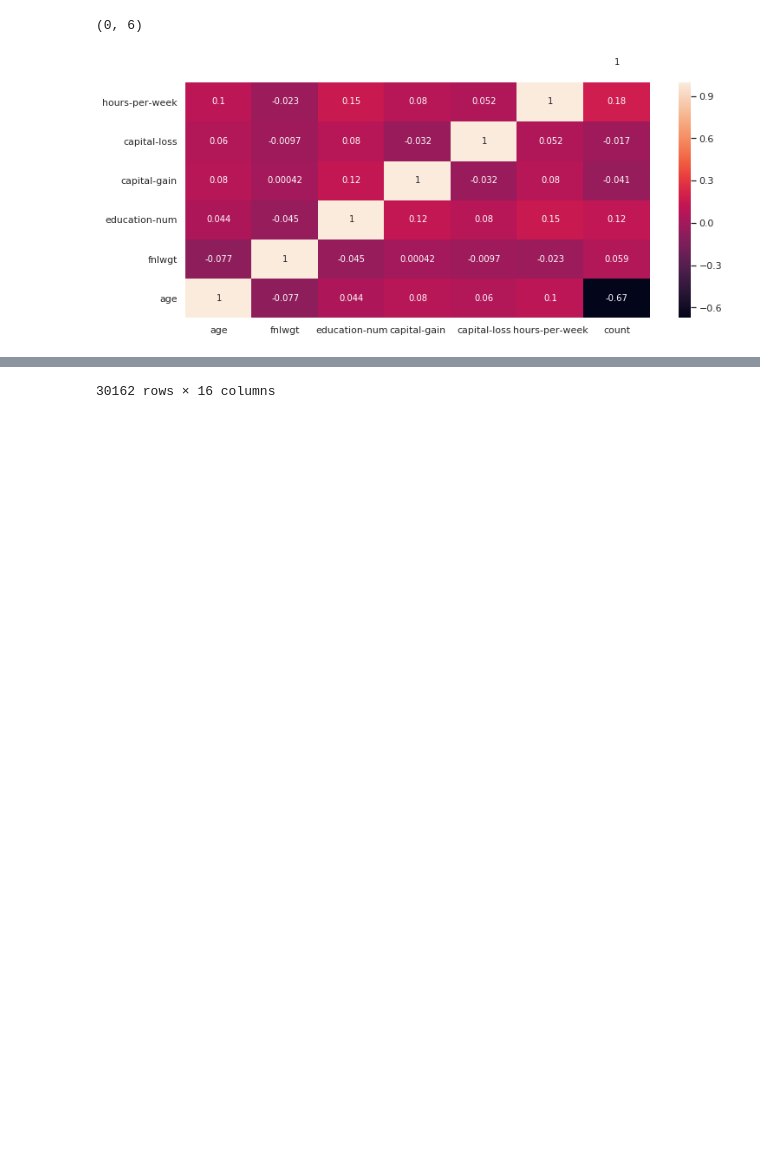
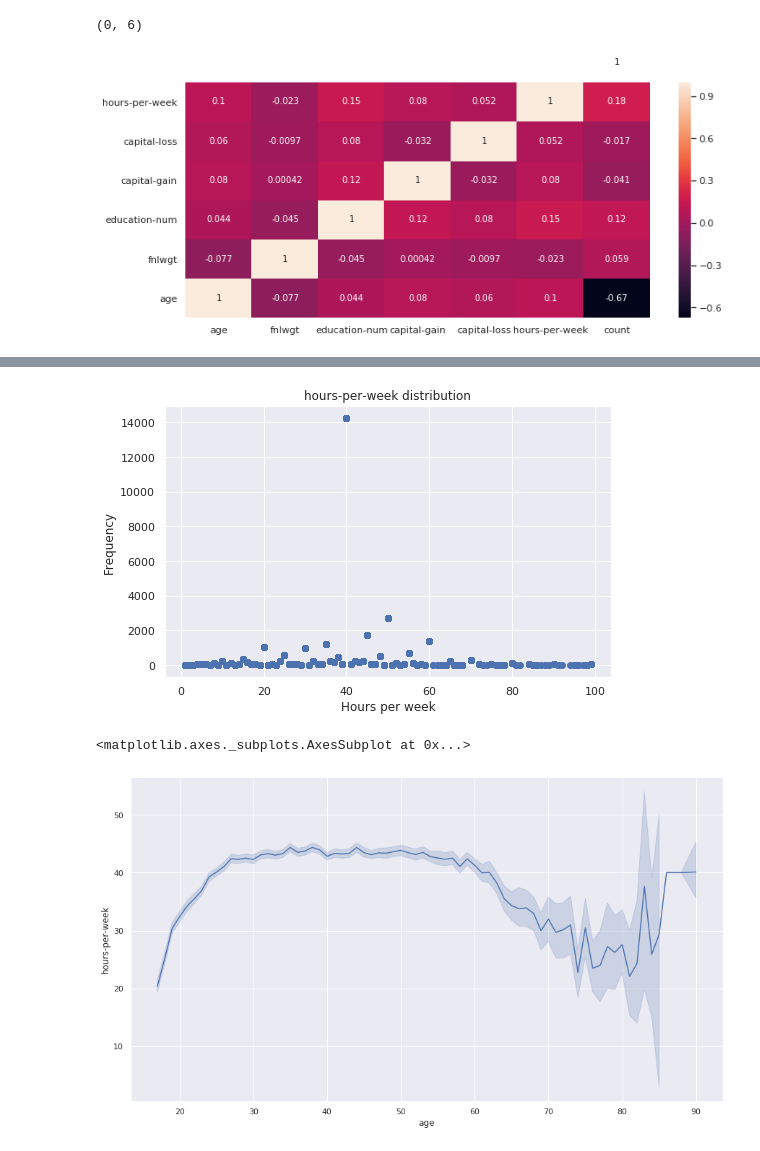
Before and after one commit to sprifti/Income-classification, a Jupyter notebook: dataset.ipynb, the cells around one changed output, grey strips where cells are left out. Drawn from its saved outputs; the diff is of its cells as text; code cells hidden in the pictures; blank space fills up the shorter version.

```diff
--- a/dataset.ipynb
+++ b/dataset.ipynb
@@ -230,17 +249,20 @@ plt.ylim([0,6])
 [figure]
 # %%
 #Hour-age-income
+
 df = dataset.copy()
 df['count_hours'] = df.groupby(['hours-per-week'], as_index=True)['hours-per-week'].transform('count')
-df
-# plt.figure(figsize=(8,5))
-# plt.scatter(df['hours-per-week'], df['count_hours'])
-# plt.title('hours-per-week distribution')
-# plt.xlabel('hours-per-week')
-# plt.ylabel('Count')
-# plt.show()
-# fig, ax = plt.subplots(figsize=(14.7, 8.27))
-# sns.lineplot(ax=ax, x="age", y="hours-per-week",data=df)
+
+plt.figure(figsize=(8,5))
+plt.scatter(df['hours-per-week'], df['count_hours'])
+plt.title('hours-per-week distribution')
+plt.xlabel('Hours per week')
+plt.ylabel('Frequency')
+plt.show()
+
+#Hour-age
+fig, ax = plt.subplots(figsize=(14.7, 8.27))
+sns.lineplot(ax=ax, x="age", y="hours-per-week",data=df)
 # df.loc[(df['age']<30) & (df['hours-per-week']>50)]
 
 # fig, ax = plt.subplots(figsize=(12.7, 8.27))
@@ -262,4 +272,6 @@ df
+[figure, added]
-30162 rows × 16 columns
+<matplotlib.axes._subplots.AxesSubplot at 0x...>
+[figure, added]
 # %%
 capitalgain_df = dataset.copy()
 capitalgain_df.drop(capitalgain_df.loc[capitalgain_df['capital-gain'] == 0].index,inplace=True)
```
Also changed, not shown: parts of 12 cells of this notebook.
